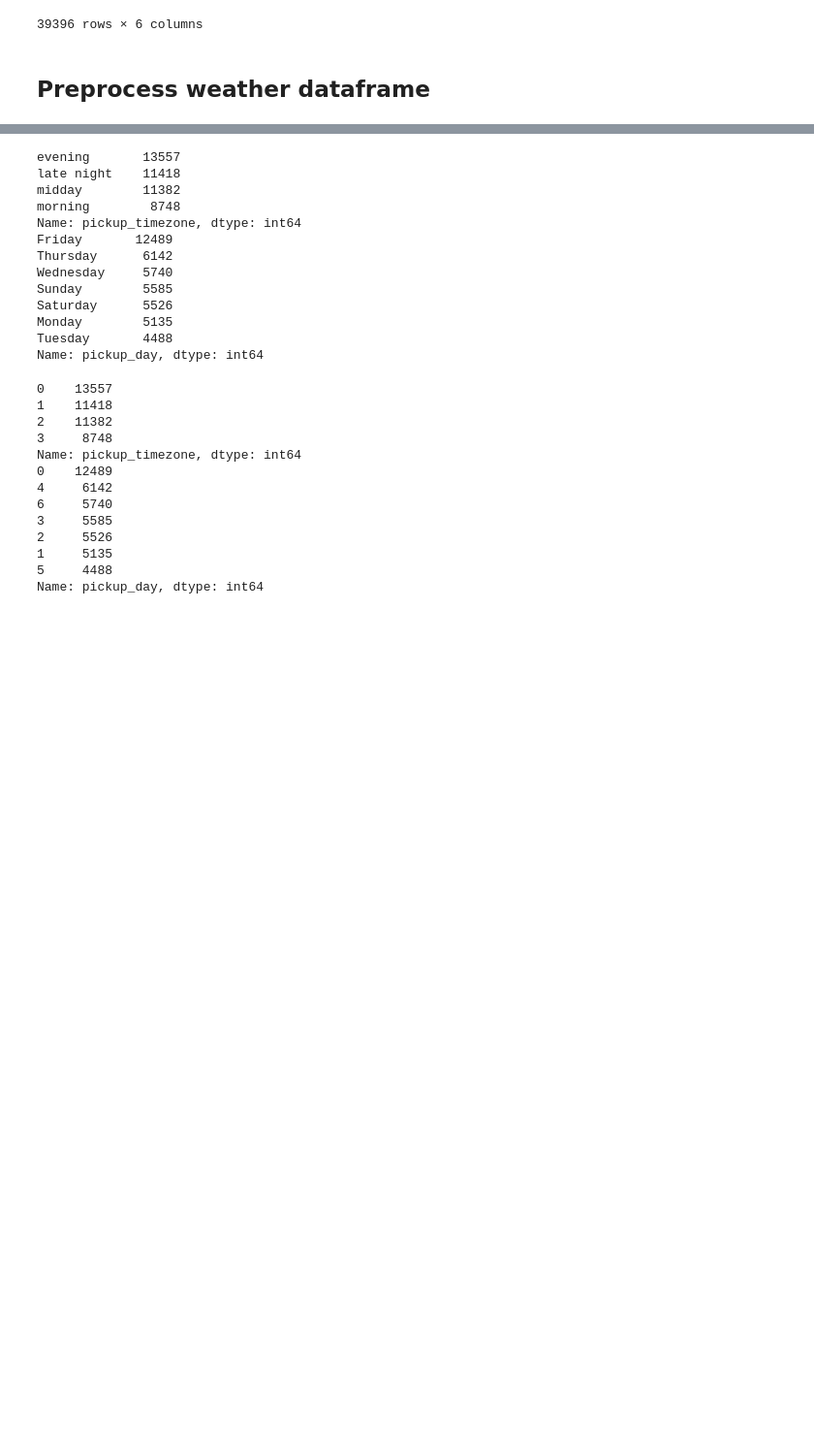
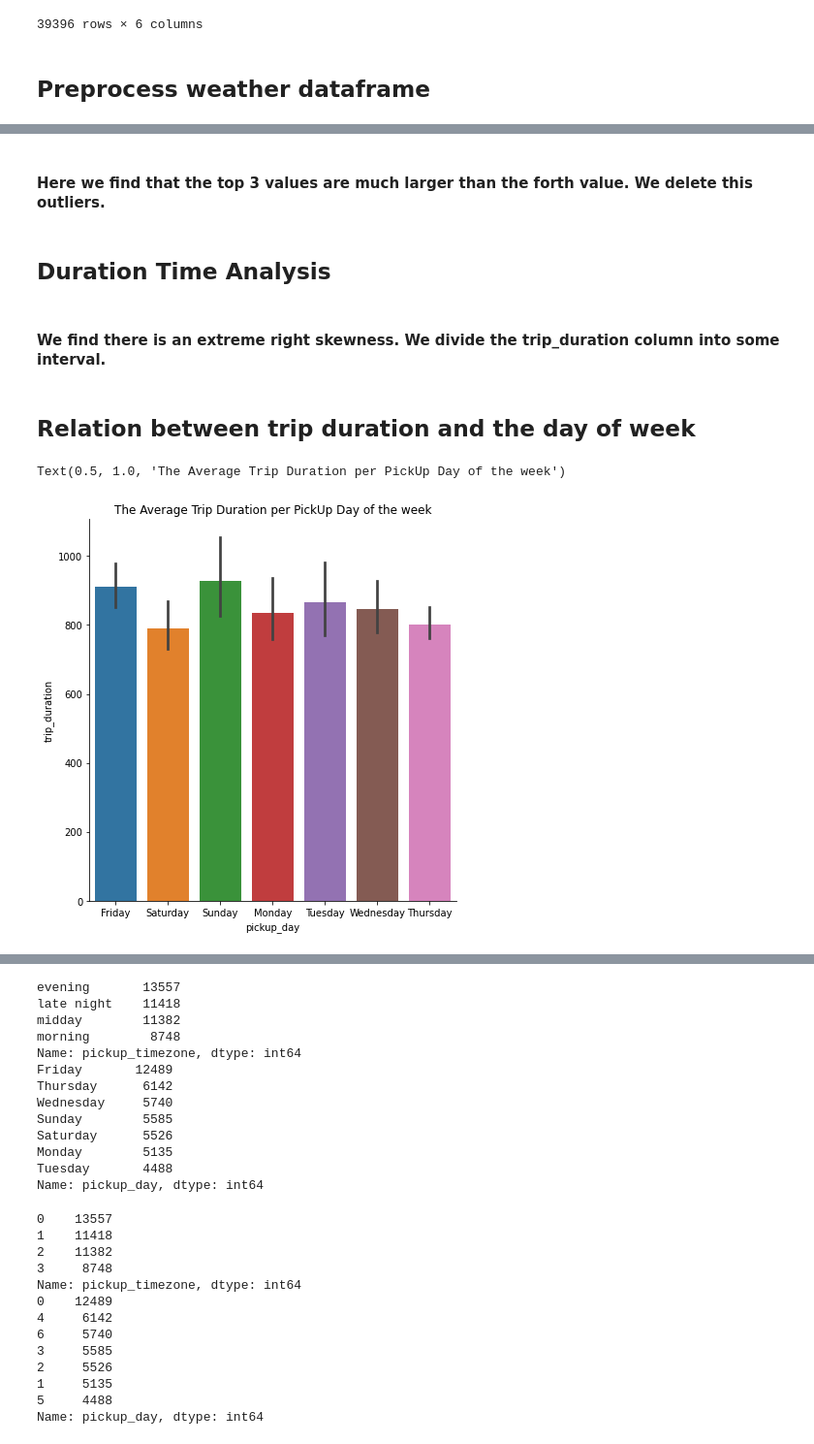
Before and after one commit to Tianyu9748/CS440, a Jupyter notebook: 440_project.ipynb, the cells around one changed output, grey strips where cells are left out. Shown at 97% size. Drawn from its saved outputs; the diff is of its cells as text; code cells hidden in the pictures; blank space fills up the shorter version.

```diff
--- a/440_project.ipynb
+++ b/440_project.ipynb
@@ -252,0 +283,5 @@ data = pd.merge(dist, processed_weather,how = 'left', on = ['match'])
+# %%
+print( data['trip_duration'].nlargest(10))
+for i in range(2):
+    data=data[data.trip_duration!=data.trip_duration.max()]
+print( data['trip_duration'].nlargest(10))
@@ -252,0 +306,17 @@ data = pd.merge(dist, processed_weather,how = 'left', on = ['match'])
+# %% [markdown]
+#### Here we find that the top 3 values are much larger than the forth value. We delete this outliers.
+# %% [markdown]
+## Duration Time Analysis
+# %% [markdown]
+#### We find there is an extreme right skewness. We divide the trip_duration column into some interval.
+# %%
+bins=np.array([0,1800,3600,5400,7200,90000])
+data['duration_time']=pd.cut(data.trip_duration,bins,labels=["< 5", "5-10", "10-15","15-20",">20"])
+# %% [markdown]
+## Relation between trip duration and the day of week
+# %%
+sns.catplot(x="pickup_day",y="trip_duration",kind="bar",data=data,height=6,aspect=1)
+plt.title('The Average Trip Duration per PickUp Day of the week')
+# %% [output]
+Text(0.5, 1.0, 'The Average Trip Duration per PickUp Day of the week')
+[figure, added]
```
Also changed, not shown: parts of 31 cells of this notebook.
